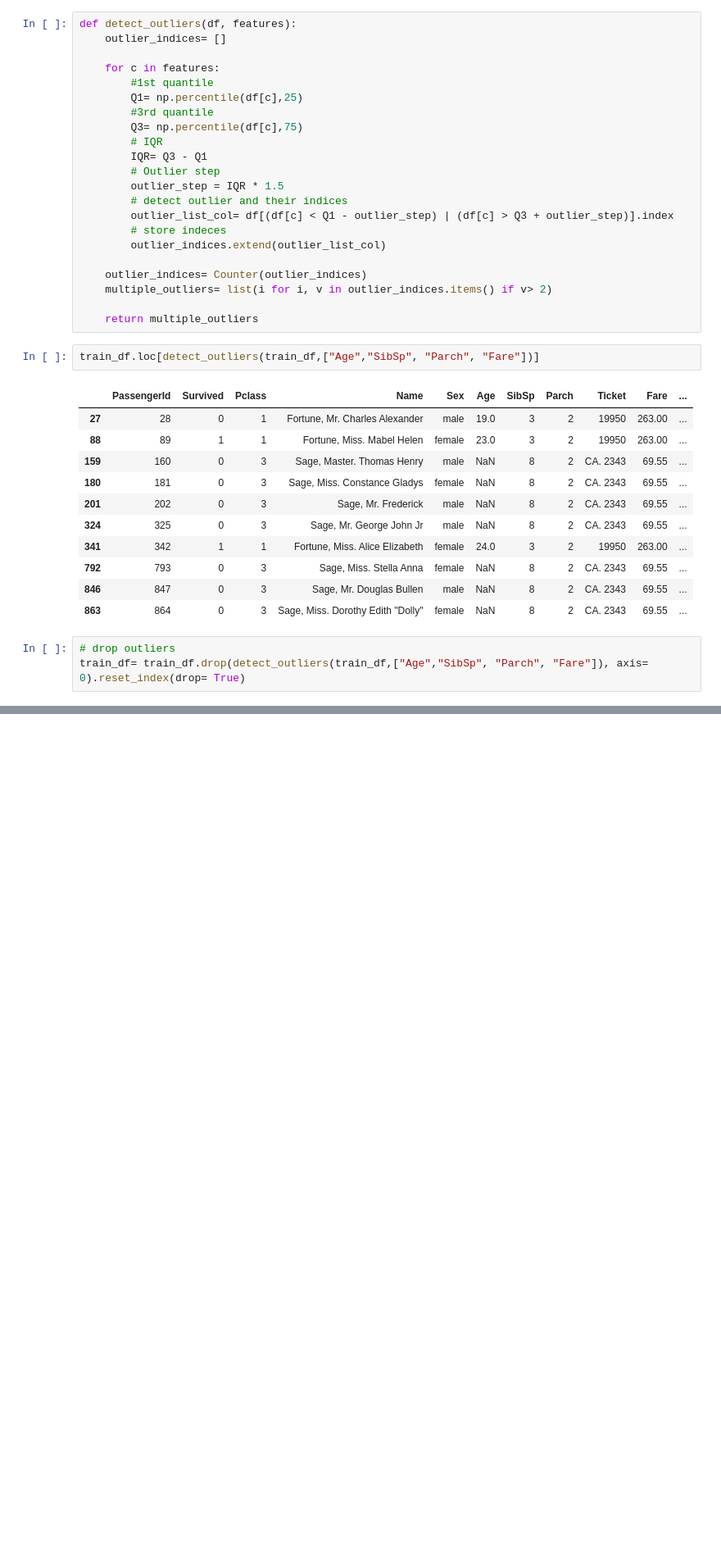
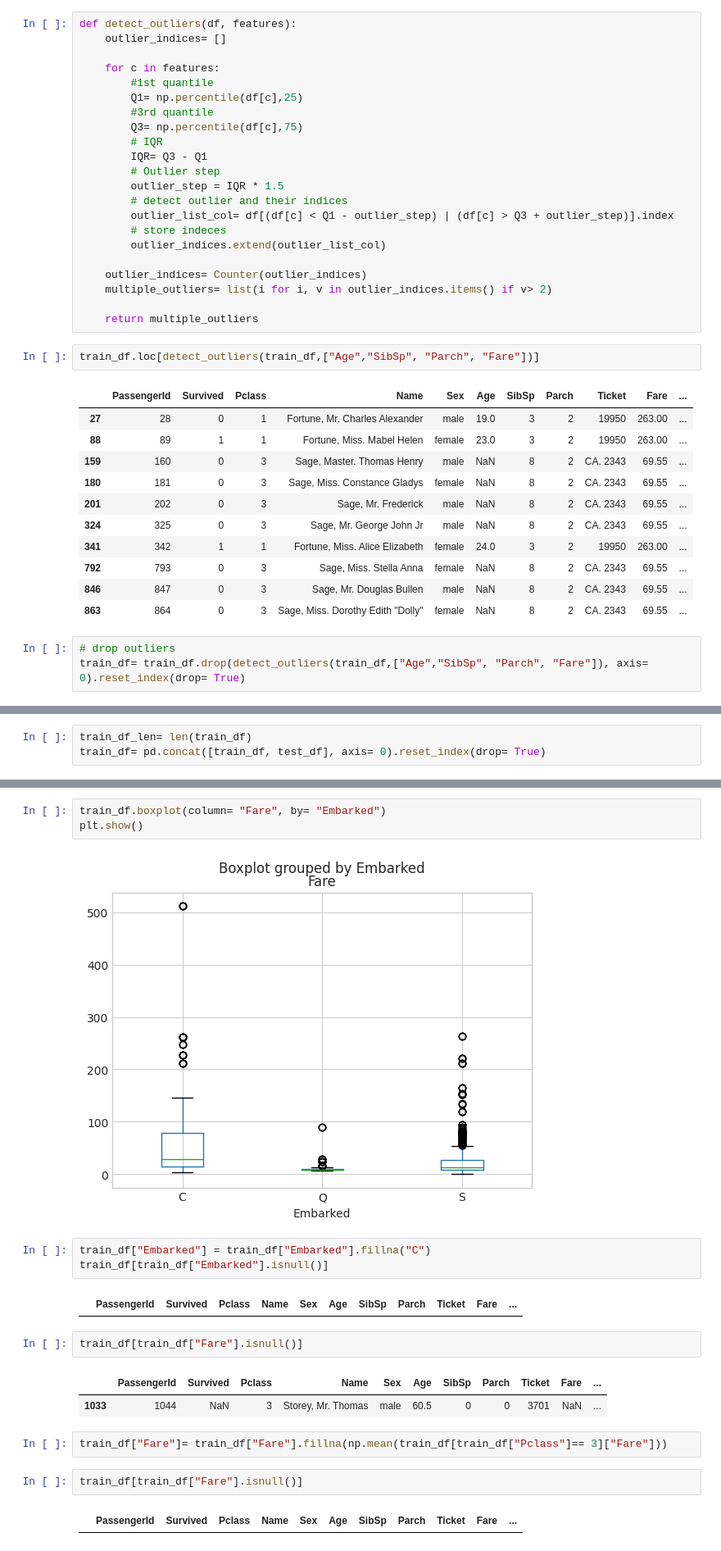
Before and after one commit to BarisOzgurYasar/Titanic-ML, a Jupyter notebook: titanic-eda-notebook.ipynb, the cells around one changed output, grey strips where cells are left out. Shown: that part at 82% size. Drawn from its saved outputs; the diff is of its cells as text; blank space fills up the shorter version.

```diff
--- a/titanic-eda-notebook.ipynb
+++ b/titanic-eda-notebook.ipynb
@@ -331,0 +341,3 @@ train_df= train_df.drop(detect_outliers(train_df,["Age","SibSp", "Parch", "Fare"
+# %%
+train_df_len= len(train_df)
+train_df= pd.concat([train_df, test_df], axis= 0).reset_index(drop= True)
@@ -331,0 +387,21 @@ train_df= train_df.drop(detect_outliers(train_df,["Age","SibSp", "Parch", "Fare"
+# %%
+train_df.boxplot(column= "Fare", by= "Embarked")
+plt.show()
+# %% [output]
+[figure, added]
+# %%
+train_df["Embarked"] = train_df["Embarked"].fillna("C")
+train_df[train_df["Embarked"].isnull()]
+# %% [output]
+|  | PassengerId | Survived | Pclass | Name | Sex | Age | SibSp | Parch | Ticket | Fare | ... |
+# %%
+train_df[train_df["Fare"].isnull()]
+# %% [output]
+|  | PassengerId | Survived | Pclass | Name | Sex | Age | SibSp | Parch | Ticket | Fare | ... |
+| 1033 | 1044 | NaN | 3 | Storey, Mr. Thomas | male | 60.5 | 0 | 0 | 3701 | NaN | ... |
+# %%
+train_df["Fare"]= train_df["Fare"].fillna(np.mean(train_df[train_df["Pclass"]== 3]["Fare"]))
+# %%
+train_df[train_df["Fare"].isnull()]
+# %% [output]
+|  | PassengerId | Survived | Pclass | Name | Sex | Age | SibSp | Parch | Ticket | Fare | ... |
```
Also changed, not shown: parts of 8 cells of this notebook.
